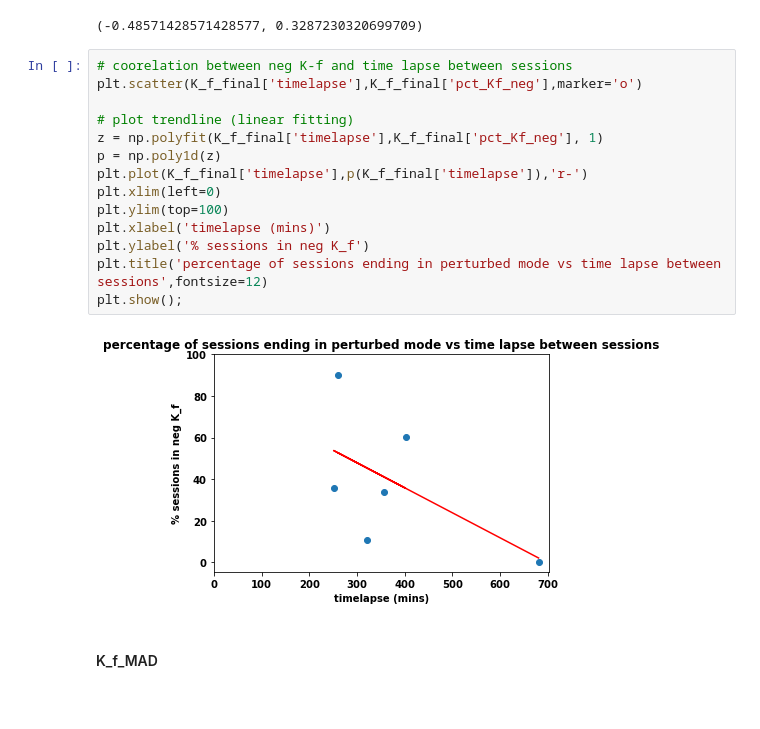
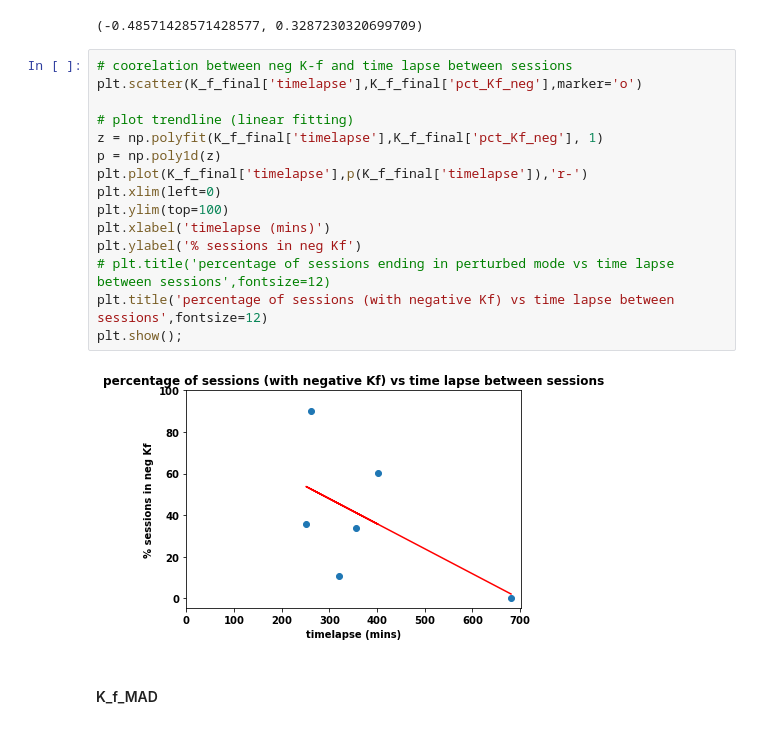
Before and after one commit to doscsy12/robotic_hometherapy, a Jupyter notebook: EDA_K_f.ipynb, the cells around one changed output. Saved outputs shown, nothing was run; the diff lists cells and outputs as text.

```diff
--- a/EDA_K_f.ipynb
+++ b/EDA_K_f.ipynb
@@ -359,19 +387,20 @@ rho, p
 # %%
 # coorelation between neg K-f and time lapse between sessions
 plt.scatter(K_f_final['timelapse'],K_f_final['pct_Kf_neg'],marker='o')
 
 # plot trendline (linear fitting)
 z = np.polyfit(K_f_final['timelapse'],K_f_final['pct_Kf_neg'], 1)
 p = np.poly1d(z)
 plt.plot(K_f_final['timelapse'],p(K_f_final['timelapse']),'r-')
 plt.xlim(left=0)
 plt.ylim(top=100)
 plt.xlabel('timelapse (mins)')
-plt.ylabel('% sessions in neg K_f')
-plt.title('percentage of sessions ending in perturbed mode vs time lapse between sessions',fontsize=12)
+plt.ylabel('% sessions in neg Kf')
+# plt.title('percentage of sessions ending in perturbed mode vs time lapse between sessions',fontsize=12)
+plt.title('percentage of sessions (with negative Kf) vs time lapse between sessions',fontsize=12)
 plt.show();
 # %% [output]
-[figure, old version]
+[figure, new version]
 # %% [markdown]
 #### K_f_MAD
 # %%
```
Also changed, not shown: parts of 33 cells of this notebook.
